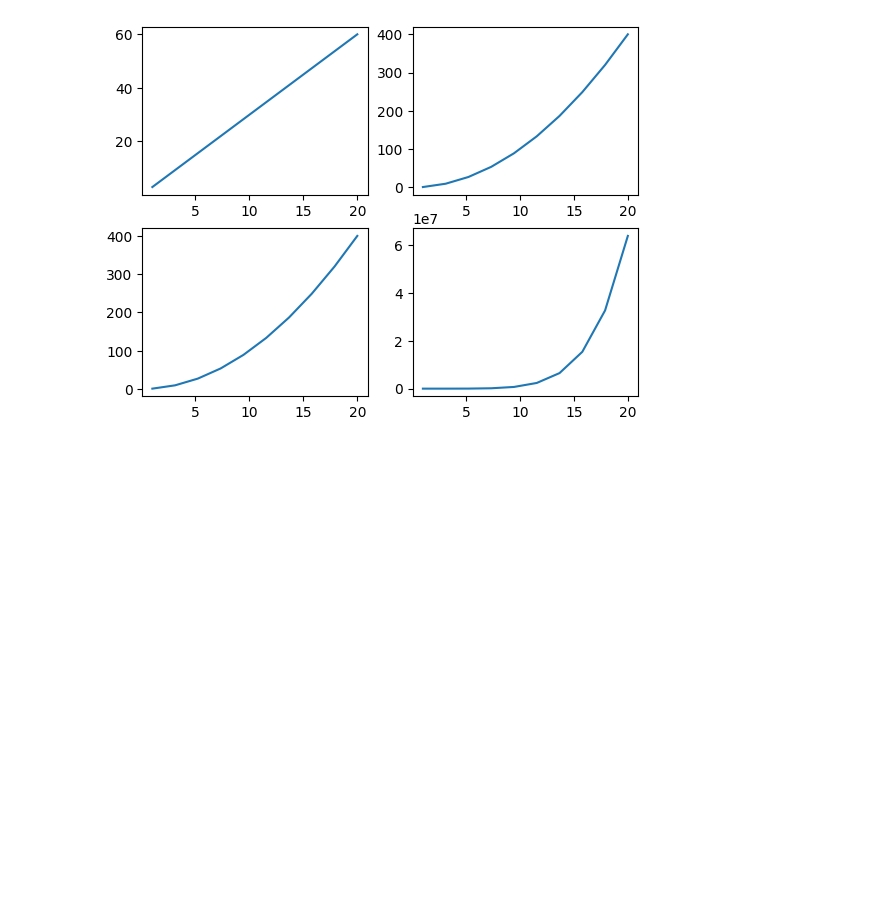
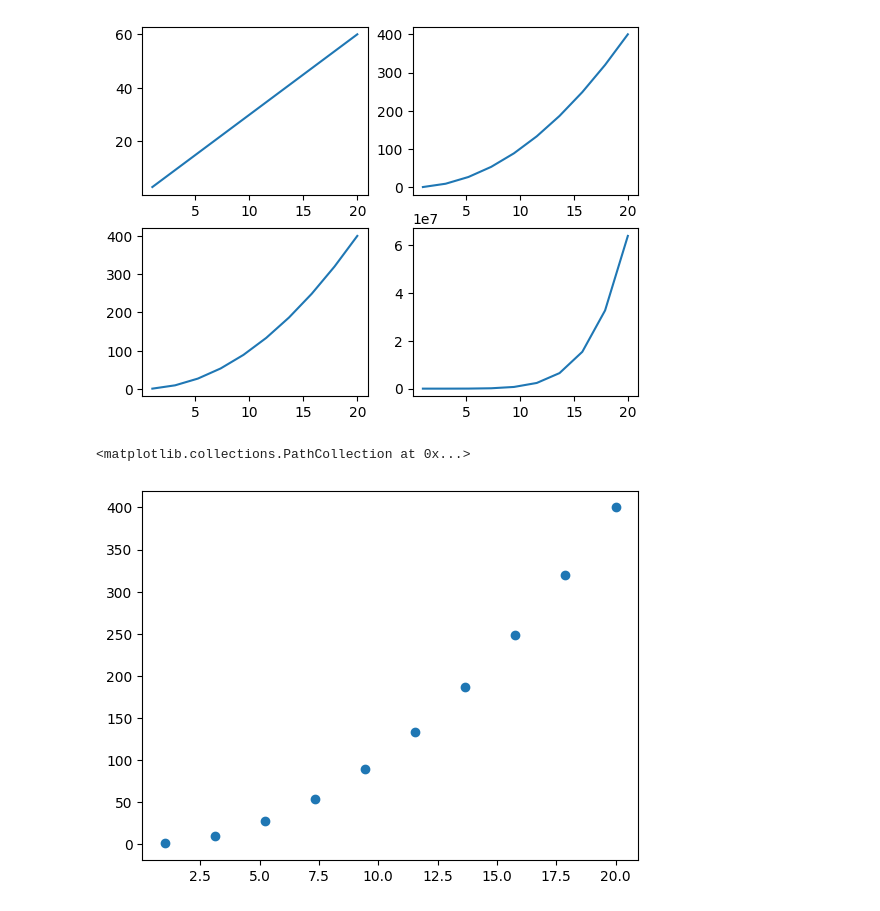
Before and after one commit to Prashanthjn/Data-Science, a Jupyter notebook: matplot_and_seaborn/matplotlib.ipynb, the cells around one changed output. Cells and saved outputs as stored; diff of their text form; code cells hidden in the pictures; blank space fills up the shorter version.

```diff
--- a/matplot_and_seaborn/matplotlib.ipynb
+++ b/matplot_and_seaborn/matplotlib.ipynb
@@ -40,0 +47,5 @@ plt.plot(x,y**3)
+# %%
+plt.scatter(x,y)
+# %% [output]
+<matplotlib.collections.PathCollection at 0x...>
+[figure, added]
```
Also changed, not shown: parts of 1 cell of this notebook.
